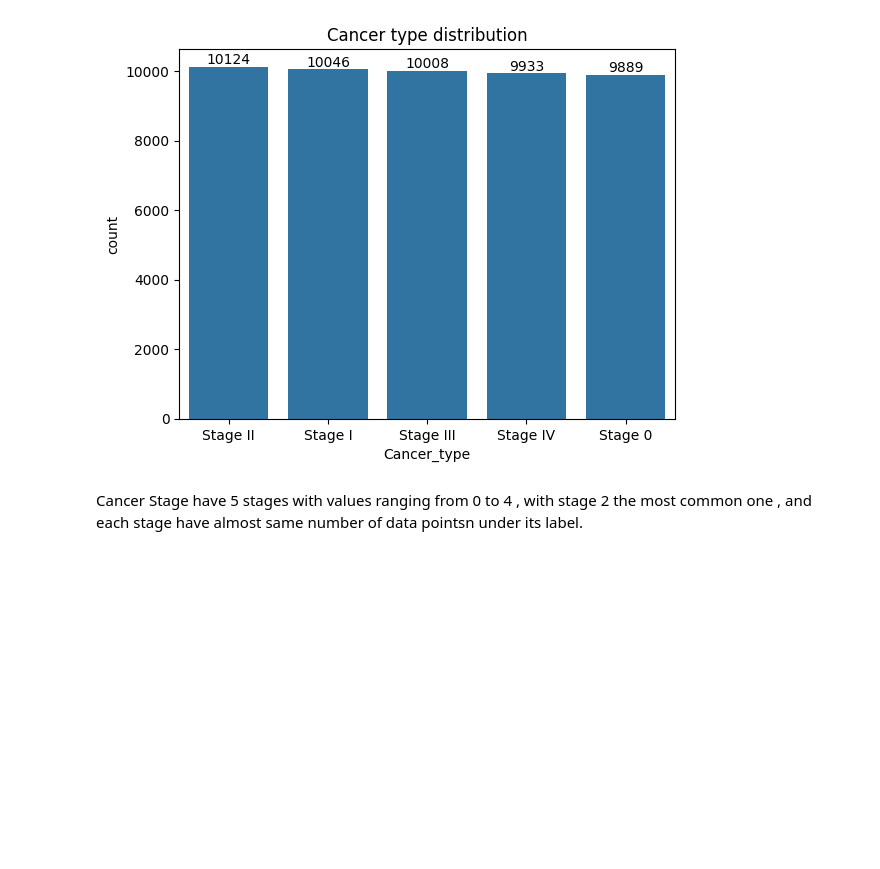
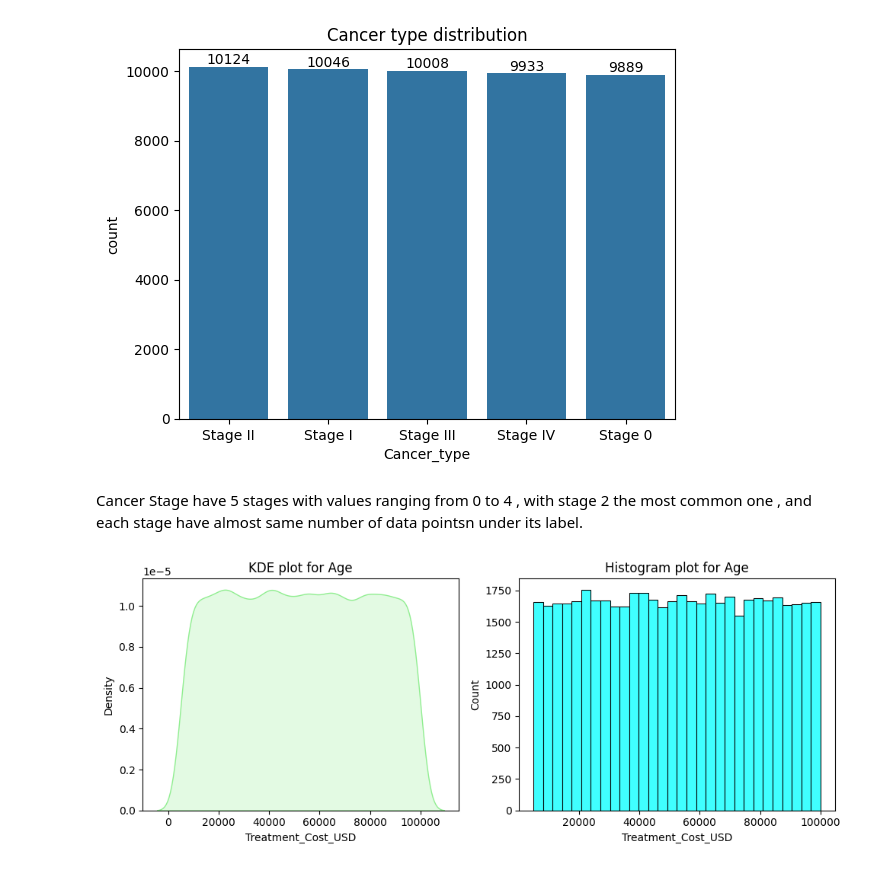
Before and after one commit to PrathamPatel01/Comprehensive-Eda---Inferential-Analysis, a Jupyter notebook: main.ipynb, the cells around one changed output. Drawn from its saved outputs; the diff is of its cells as text; code cells hidden in the pictures; blank space fills up the shorter version.

```diff
--- a/main.ipynb
+++ b/main.ipynb
@@ -166,3 +166,21 @@ plt.show()
 [figure]
 # %% [markdown]
 Cancer Stage have 5 stages with values ranging from 0 to 4 , with stage 2 the most common one , and each stage have  almost same number of data pointsn under its label.
+# %%
+# plotting for treatment cost (numerical coulumn)
+
+# plotting for age column
+plt.figure(figsize=(10,4))
+
+plt.subplot(1,2,1)
+sns.kdeplot(data["Treatment_Cost_USD"], fill=True, color="lightgreen")
+plt.title("KDE plot for Age")
+
+plt.subplot(1,2,2)
+sns.histplot(data["Treatment_Cost_USD"], bins=30,  kde=False, color="cyan")
+plt.title("Histogram plot for Age")
+
+plt.tight_layout()
+plt.show()
+# %% [output]
+[figure, added]
```
Also changed, not shown: parts of 4 cells of this notebook.
